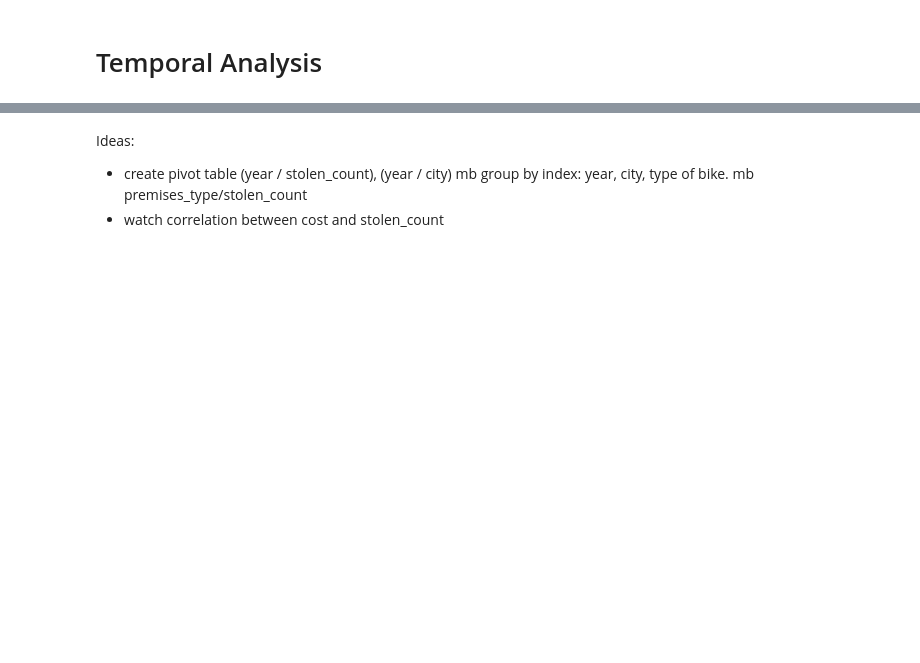
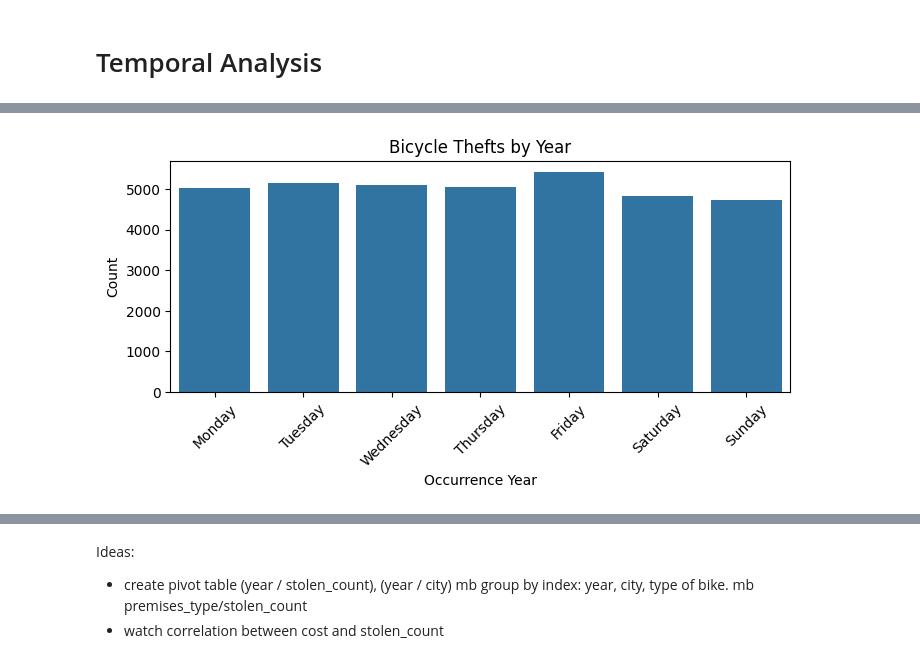
Before and after one commit to kvlrdhrs/Analysis-of-Bicycle-Thefts-in-Toronto, a Jupyter notebook: code.ipynb, the cells around one changed output, grey strips where cells are left out. Saved outputs shown, nothing was run; the diff lists cells and outputs as text; code cells hidden in the pictures; blank space fills up the shorter version.

```diff
--- a/code.ipynb
+++ b/code.ipynb
@@ -82,12 +181,15 @@ plt.show()
 # %%
-#
-plt.figure(figsize=(8, 4))
+# checking the number of thefts by day of the week.
+# The number of thefts is higher on weekdays than weekends with a peak on Friday.
+plt.figure(figsize=(8, 3))
 sns.countplot(data=df, x='OCC_DOW',
-              order=['Monday', 'Tuesday', 'Wednesday', 'Thursday', 'Friday', 'Saturday', 'Sunday']
-            )
+              order=['Monday', 'Tuesday', 'Wednesday', 'Thursday', 'Friday', 'Saturday', 'Sunday'],
+              )
 plt.xticks(rotation=45)
 plt.xlabel('Occurrence Year')
 plt.ylabel('Count')
 plt.title('Bicycle Thefts by Year')
 plt.show()
+# %% [output]
+[figure, added]
 # %%
```
Also changed, not shown: parts of 20 cells of this notebook.
